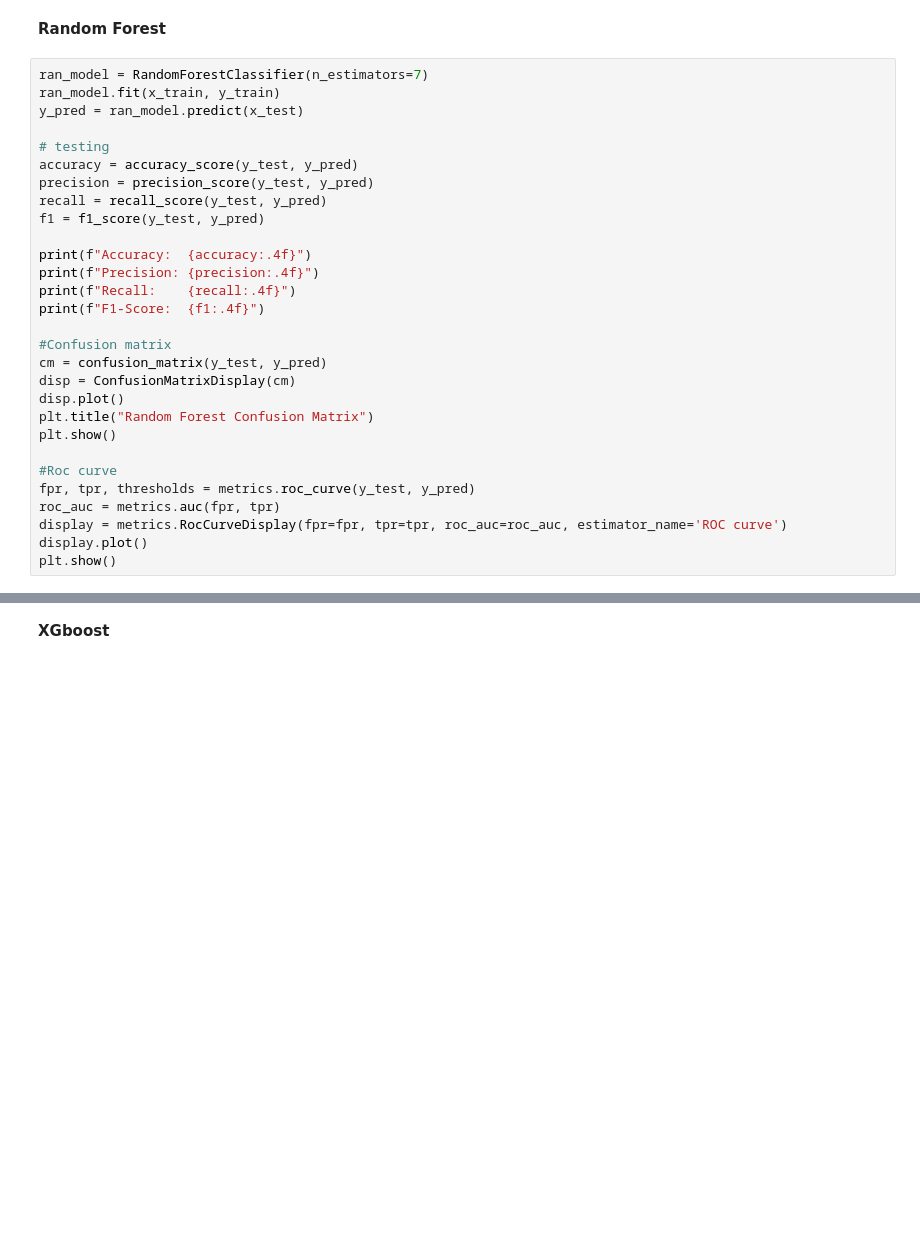
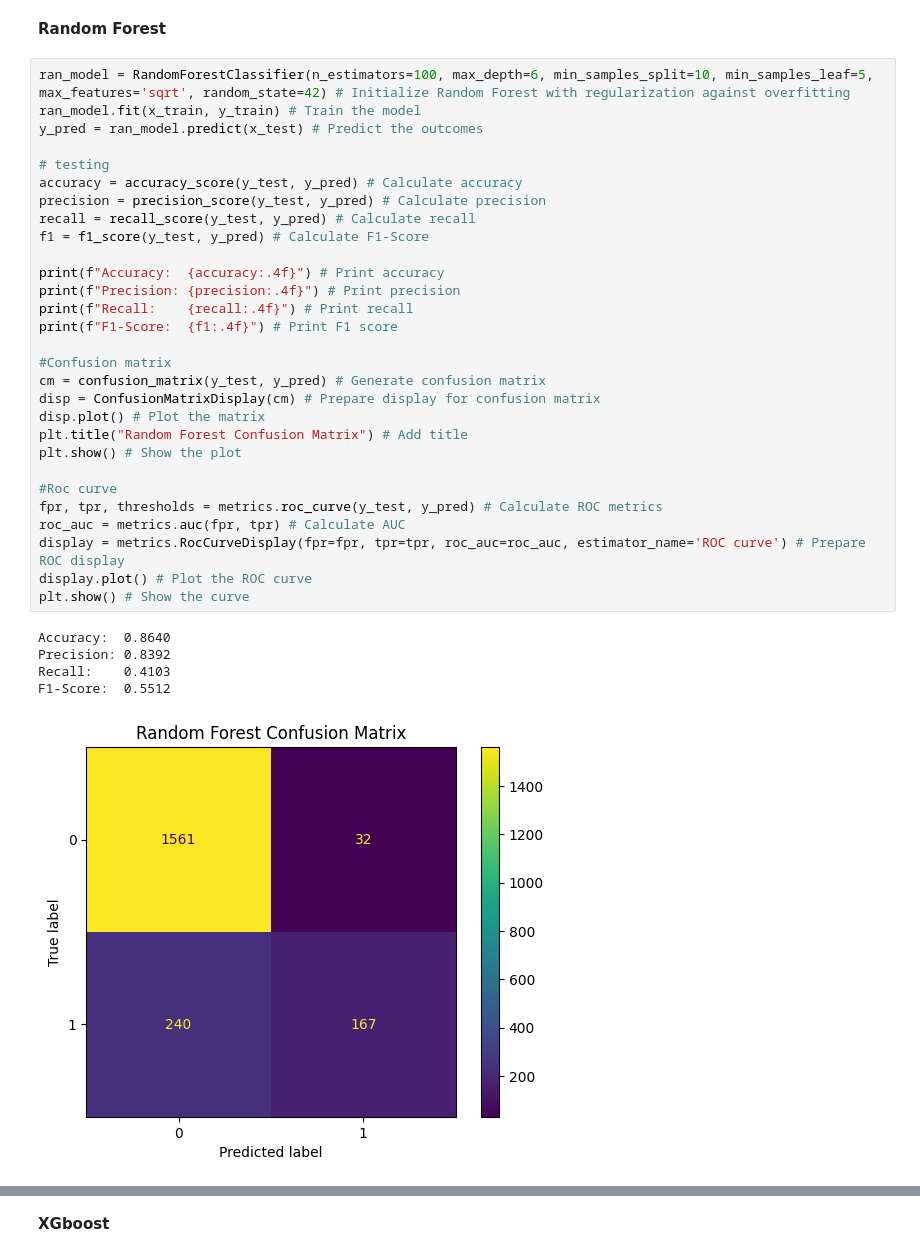
Before and after one commit to Ziyodilla440/customer-churn, a Jupyter notebook: CustomerChurn.ipynb, the cells around one changed output, grey strips where cells are left out. Saved outputs shown, nothing was run; the diff lists cells and outputs as text; blank space fills up the shorter version.

```diff
--- a/CustomerChurn.ipynb
+++ b/CustomerChurn.ipynb
@@ -234,31 +377,37 @@ plt.show()
 # %% [markdown]
 **Random Forest**
 # %%
-ran_model = RandomForestClassifier(n_estimators=7)
-ran_model.fit(x_train, y_train)
-y_pred = ran_model.predict(x_test)
+ran_model = RandomForestClassifier(n_estimators=100, max_depth=6, min_samples_split=10, min_samples_leaf=5, max_features='sqrt', random_state=42) # Initialize Random Forest with regularization against overfitting
+ran_model.fit(x_train, y_train) # Train the model
+y_pred = ran_model.predict(x_test) # Predict the outcomes
 
 # testing
-accuracy = accuracy_score(y_test, y_pred)
-precision = precision_score(y_test, y_pred)
-recall = recall_score(y_test, y_pred)
-f1 = f1_score(y_test, y_pred)
+accuracy = accuracy_score(y_test, y_pred) # Calculate accuracy
+precision = precision_score(y_test, y_pred) # Calculate precision
+recall = recall_score(y_test, y_pred) # Calculate recall
+f1 = f1_score(y_test, y_pred) # Calculate F1-Score
 
-print(f"Accuracy:  {accuracy:.4f}")
-print(f"Precision: {precision:.4f}")
-print(f"Recall:    {recall:.4f}")
-print(f"F1-Score:  {f1:.4f}")
+print(f"Accuracy:  {accuracy:.4f}") # Print accuracy
+print(f"Precision: {precision:.4f}") # Print precision
+print(f"Recall:    {recall:.4f}") # Print recall
+print(f"F1-Score:  {f1:.4f}") # Print F1 score
 
 #Confusion matrix
-cm = confusion_matrix(y_test, y_pred)
-disp = ConfusionMatrixDisplay(cm)
-disp.plot()
-plt.title("Random Forest Confusion Matrix")
-plt.show()
+cm = confusion_matrix(y_test, y_pred) # Generate confusion matrix
+disp = ConfusionMatrixDisplay(cm) # Prepare display for confusion matrix
+disp.plot() # Plot the matrix
+plt.title("Random Forest Confusion Matrix") # Add title
+plt.show() # Show the plot
 
 #Roc curve
-fpr, tpr, thresholds = metrics.roc_curve(y_test, y_pred)
-roc_auc = metrics.auc(fpr, tpr)
-display = metrics.RocCurveDisplay(fpr=fpr, tpr=tpr, roc_auc=roc_auc, estimator_name='ROC curve')
-display.plot()
-plt.show()
+fpr, tpr, thresholds = metrics.roc_curve(y_test, y_pred) # Calculate ROC metrics
+roc_auc = metrics.auc(fpr, tpr) # Calculate AUC
+display = metrics.RocCurveDisplay(fpr=fpr, tpr=tpr, roc_auc=roc_auc, estimator_name='ROC curve') # Prepare ROC display
+display.plot() # Plot the ROC curve
+plt.show() # Show the curve
+# %% [output]
+Accuracy:  0.8640
+Precision: 0.8392
+Recall:    0.4103
+F1-Score:  0.5512
+[figure, added]
```
Also changed, not shown: parts of 20 cells of this notebook.
